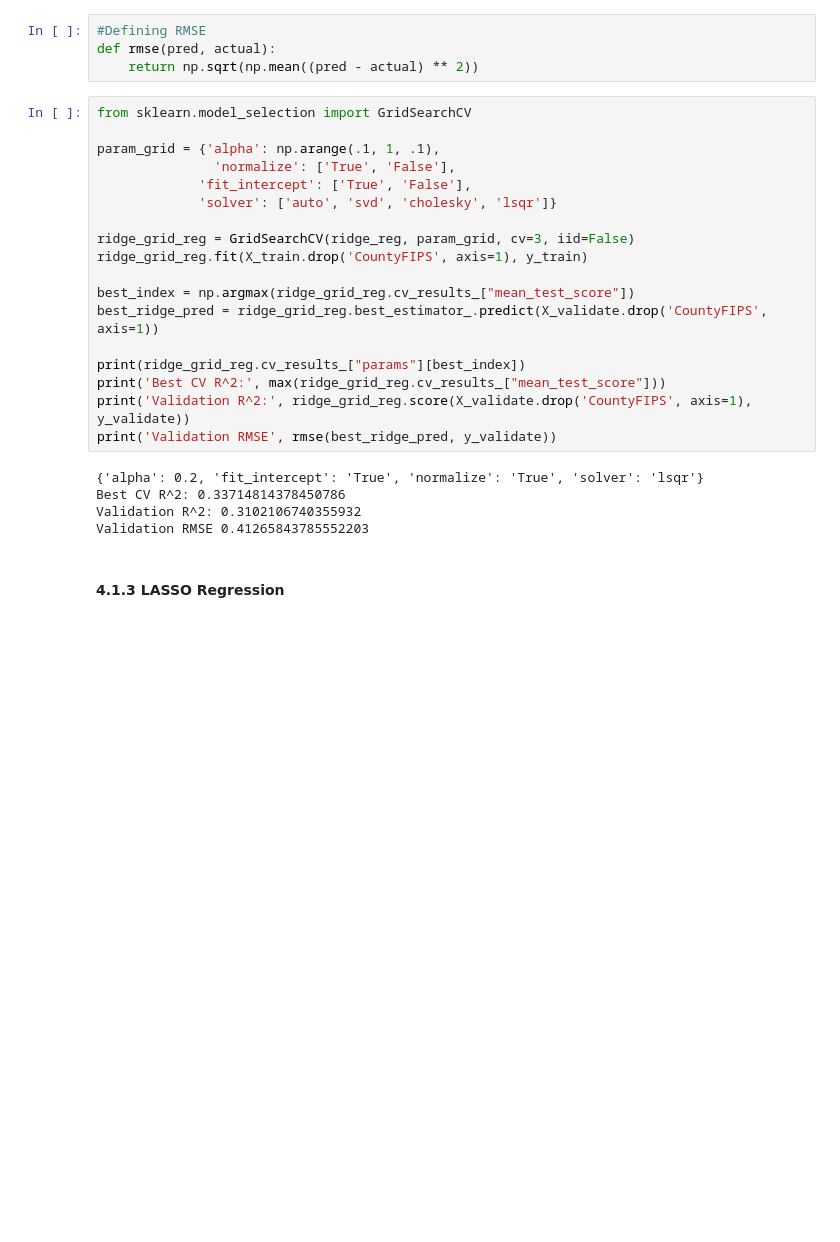
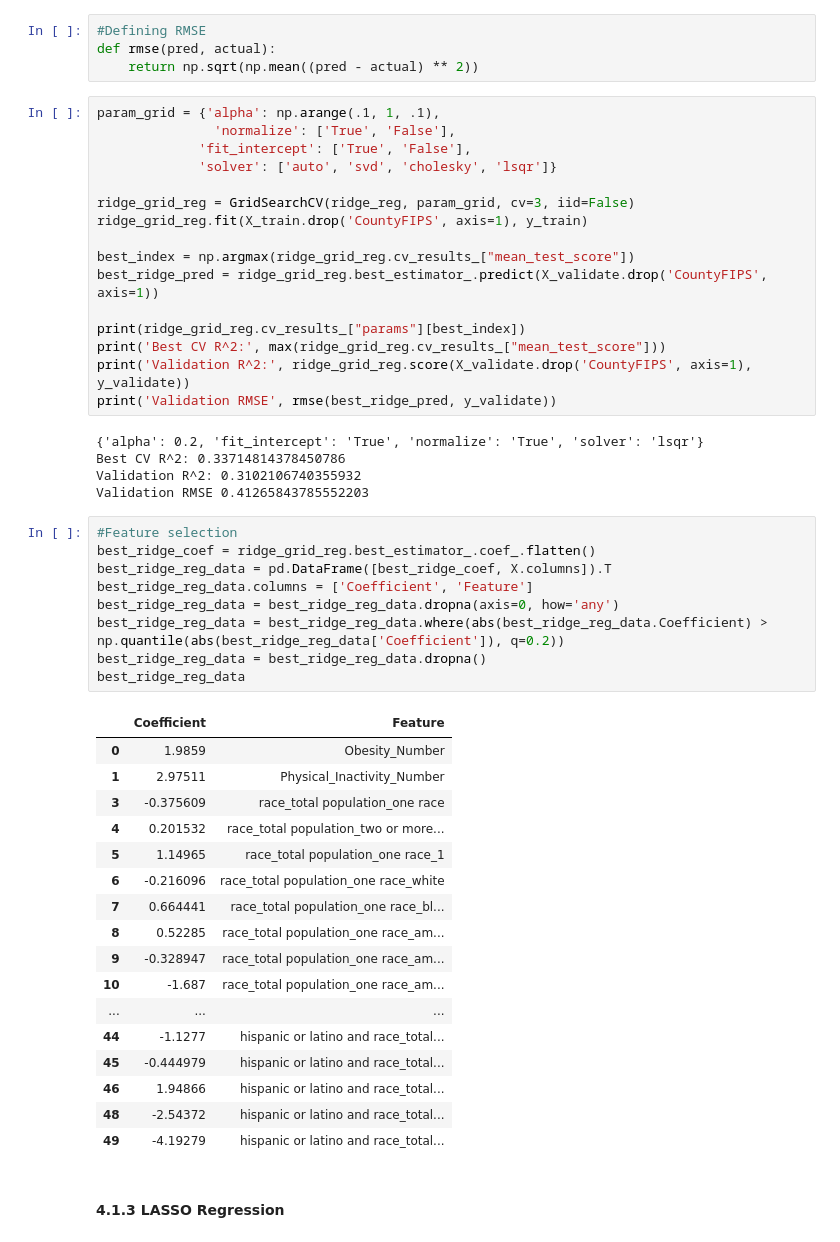
Before and after one commit to shrutibathia/CSS_Project2_Team2_Fall2020, a Jupyter notebook: Project2.ipynb, the cells around one changed output. Drawn from its saved outputs; the diff is of its cells as text; blank space fills up the shorter version.

```diff
--- a/Project2.ipynb
+++ b/Project2.ipynb
@@ -313,8 +379,6 @@ Hyperparameter tuning the ridge model
 def rmse(pred, actual):
     return np.sqrt(np.mean((pred - actual) ** 2))
 # %%
-from sklearn.model_selection import GridSearchCV
-
 param_grid = {'alpha': np.arange(.1, 1, .1),
                'normalize': ['True', 'False'],
              'fit_intercept': ['True', 'False'],
@@ -335,6 +399,33 @@ print('Validation RMSE', rmse(best_ridge_pred, y_validate))
 Best CV R^2: 0.33714814378450786
 Validation R^2: 0.3102106740355932
 Validation RMSE 0.41265843785552203
+# %%
+#Feature selection
+best_ridge_coef = ridge_grid_reg.best_estimator_.coef_.flatten()
+best_ridge_reg_data = pd.DataFrame([best_ridge_coef, X.columns]).T
+best_ridge_reg_data.columns = ['Coefficient', 'Feature']
+best_ridge_reg_data = best_ridge_reg_data.dropna(axis=0, how='any')
+best_ridge_reg_data = best_ridge_reg_data.where(abs(best_ridge_reg_data.Coefficient) > np.quantile(abs(best_ridge_reg_data['Coefficient']), q=0.2))
+best_ridge_reg_data = best_ridge_reg_data.dropna()
+best_ridge_reg_data
+# %% [output]
+|  | Coefficient | Feature |
+| 0 | 1.9859 | Obesity_Number |
+| 1 | 2.97511 | Physical_Inactivity_Number |
+| 3 | -0.375609 | race_total population_one race |
+| 4 | 0.201532 | race_total population_two or more... |
+| 5 | 1.14965 | race_total population_one race_1 |
+| 6 | -0.216096 | race_total population_one race_white |
+| 7 | 0.664441 | race_total population_one race_bl... |
+| 8 | 0.52285 | race_total population_one race_am... |
+| 9 | -0.328947 | race_total population_one race_am... |
+| 10 | -1.687 | race_total population_one race_am... |
+| ... | ... | ... |
+| 44 | -1.1277 | hispanic or latino and race_total... |
+| 45 | -0.444979 | hispanic or latino and race_total... |
+| 46 | 1.94866 | hispanic or latino and race_total... |
+| 48 | -2.54372 | hispanic or latino and race_total... |
+| 49 | -4.19279 | hispanic or latino and race_total... |
 # %% [markdown]
 #### 4.1.3 LASSO Regression
 # %% [markdown]
```
Also changed, not shown: parts of 14 cells of this notebook.
